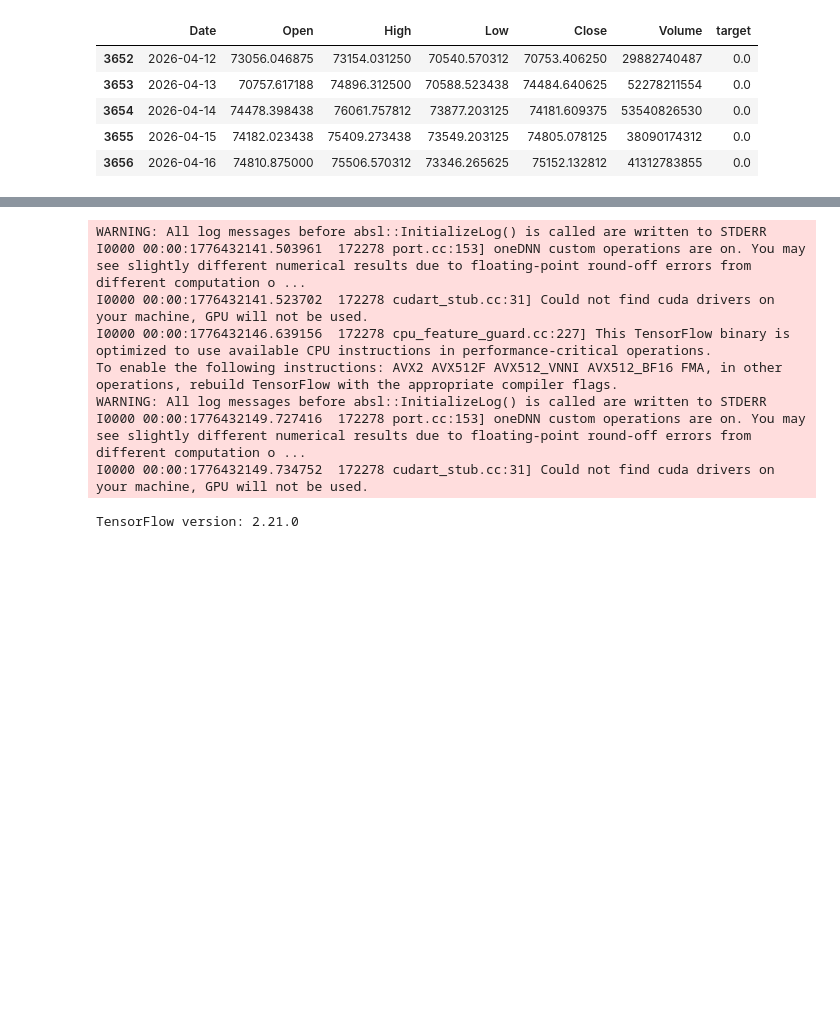
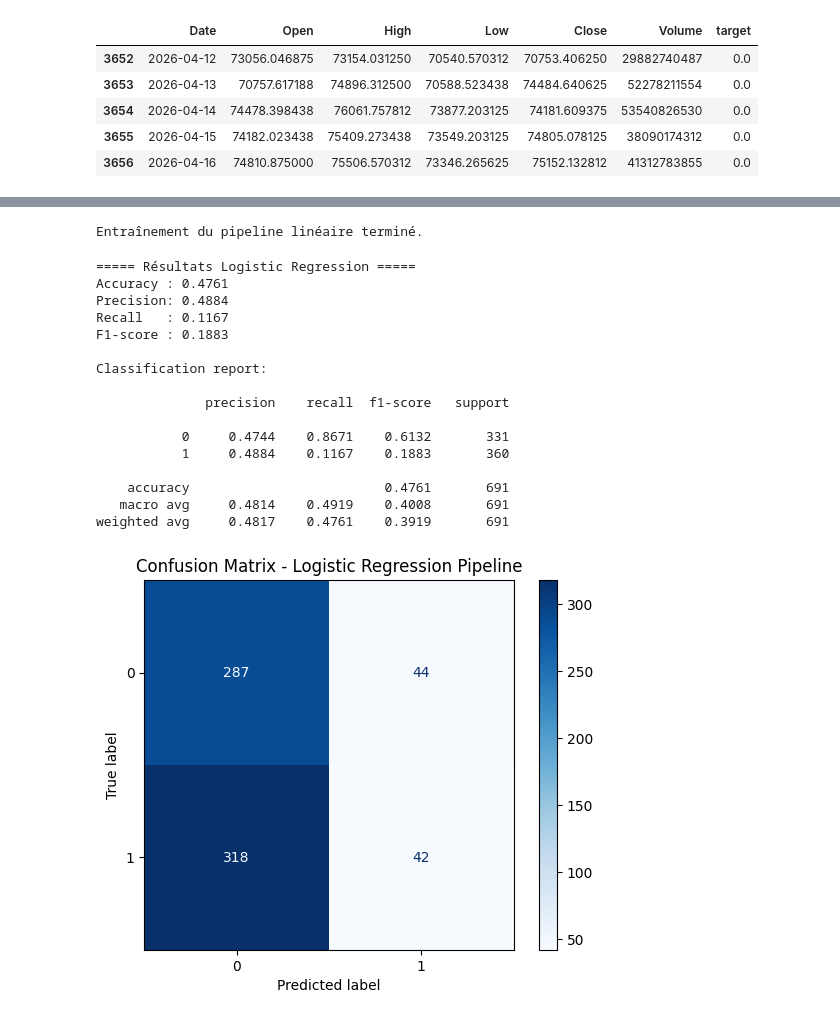
Before and after one commit to Geoffgrid/ai_for_finance, a Jupyter notebook: notebook/new_models.ipynb, the cells around one changed output, grey strips where cells are left out. Cells and saved outputs as stored; diff of their text form; code cells hidden in the pictures; blank space fills up the shorter version.

Commit message:
with 3 models inclued linear

```diff
--- a/notebook/new_models.ipynb
+++ b/notebook/new_models.ipynb
@@ -534,21 +570,55 @@ df.tail()
 # %%
-# =====================================
-# 12.1) Imports spécifiques au Deep Learning
-# =====================================
+# ==========================================
+# 8bis) Entraînement du modèle linéaire
+# ==========================================
 
-import tensorflow as tf
-from tensorflow.keras import Sequential
-from tensorflow.keras.layers import Input, SimpleRNN, Dense, Dropout
-from tensorflow.keras.callbacks import EarlyStopping
+linear_pipeline.fit(X_train, y_train)
 
-print("TensorFlow version:", tf.__version__)
+y_pred_linear = linear_pipeline.predict(X_test)
+y_proba_linear = linear_pipeline.predict_proba(X_test)[:, 1]
+
+print("Entraînement du pipeline linéaire terminé.")
 # %% [output]
-WARNING: All log messages before absl::InitializeLog() is called are written to STDERR
-I0000 00:00:1776432141.503961  172278 port.cc:153] oneDNN custom operations are on. You may see slightly different numerical results due to floating-point round-off errors from different computation o ...
-I0000 00:00:1776432141.523702  172278 cudart_stub.cc:31] Could not find cuda drivers on your machine, GPU will not be used.
-I0000 00:00:1776432146.639156  172278 cpu_feature_guard.cc:227] This TensorFlow binary is optimized to use available CPU instructions in performance-critical operations.
-To enable the following instructions: AVX2 AVX512F AVX512_VNNI AVX512_BF16 FMA, in other operations, rebuild TensorFlow with the appropriate compiler flags.
-WARNING: All log messages before absl::InitializeLog() is called are written to STDERR
-I0000 00:00:1776432149.727416  172278 port.cc:153] oneDNN custom operations are on. You may see slightly different numerical results due to floating-point round-off errors from different computation o ...
-I0000 00:00:1776432149.734752  172278 cudart_stub.cc:31] Could not find cuda drivers on your machine, GPU will not be used.
+Entraînement du pipeline linéaire terminé.
-TensorFlow version: 2.21.0
+# %%
+# ==========================================
+# 9bis) Métriques du modèle linéaire
+# ==========================================
+
+acc_linear = accuracy_score(y_test, y_pred_linear)
+prec_linear = precision_score(y_test, y_pred_linear, zero_division=0)
+rec_linear = recall_score(y_test, y_pred_linear, zero_division=0)
+f1_linear = f1_score(y_test, y_pred_linear, zero_division=0)
+
+print("\n===== Résultats Logistic Regression =====")
+print(f"Accuracy : {acc_linear:.4f}")
+print(f"Precision: {prec_linear:.4f}")
+print(f"Recall   : {rec_linear:.4f}")
+print(f"F1-score : {f1_linear:.4f}")
+
+print("\nClassification report:\n")
+print(classification_report(y_test, y_pred_linear, digits=4))
+
+cm_linear = confusion_matrix(y_test, y_pred_linear)
+disp = ConfusionMatrixDisplay(confusion_matrix=cm_linear, display_labels=[0, 1])
+disp.plot(cmap="Blues")
+plt.title("Confusion Matrix - Logistic Regression Pipeline")
+plt.show()
+# %% [output]
+===== Résultats Logistic Regression =====
+Accuracy : 0.4761
+Precision: 0.4884
+Recall   : 0.1167
+F1-score : 0.1883
+
+Classification report:
+
+              precision    recall  f1-score   support
+
+           0     0.4744    0.8671    0.6132       331
+           1     0.4884    0.1167    0.1883       360
+
+    accuracy                         0.4761       691
+   macro avg     0.4814    0.4919    0.4008       691
+weighted avg     0.4817    0.4761    0.3919       691
+[figure, added]
```
Also changed, not shown: parts of 6 cells of this notebook, 2 other files.
